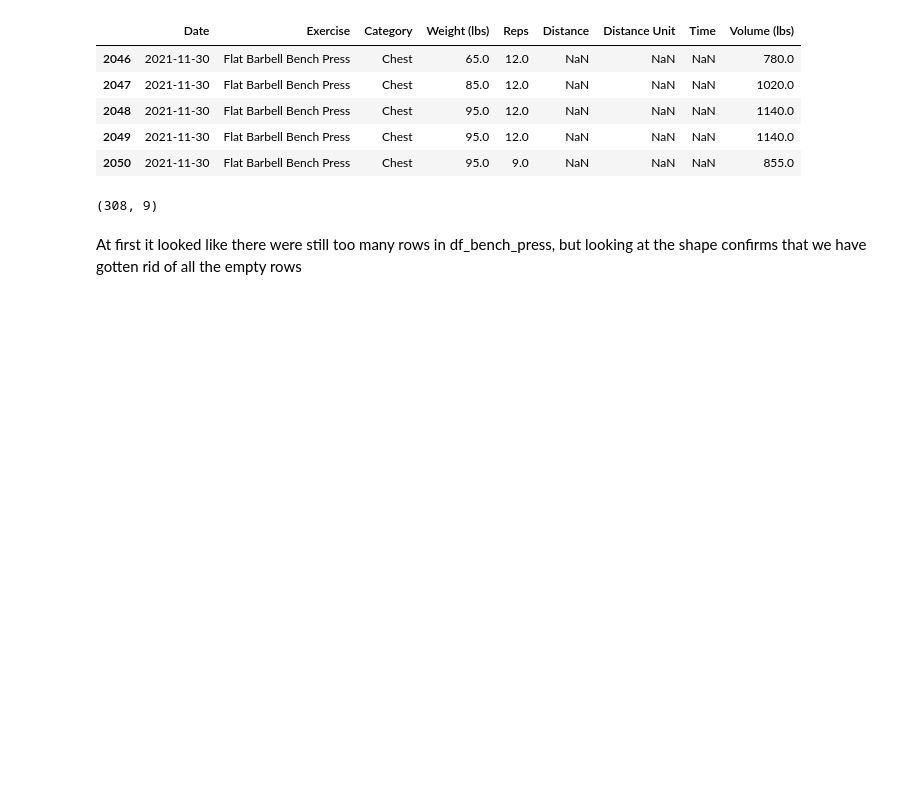
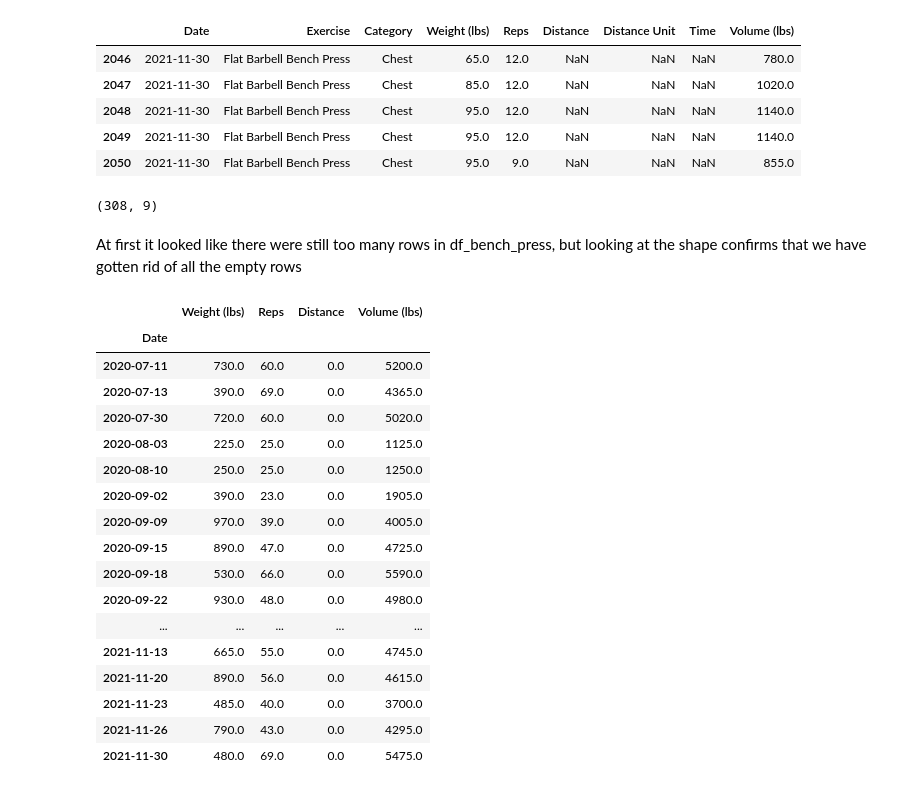
Before and after one commit to moferg/fitness-tracker, a Jupyter notebook: testing/fitnotes_test.ipynb, the cells around one changed output. Drawn from its saved outputs; the diff is of its cells as text; code cells hidden in the pictures; blank space fills up the shorter version.

```diff
--- a/testing/fitnotes_test.ipynb
+++ b/testing/fitnotes_test.ipynb
@@ -130,3 +130,26 @@ df_bench_press.shape
 (308, 9)
 # %% [markdown]
 At first it looked like there were still too many rows in df_bench_press, but looking at the shape confirms that we have gotten rid of all the empty rows
+# %%
+df_bench_group_date = df_bench_press.groupby('Date').sum()
+
+df_bench_group_date
+# %% [output]
+|  | Weight (lbs) | Reps | Distance | Volume (lbs) |
+| Date |  |  |  |  |
+| 2020-07-11 | 730.0 | 60.0 | 0.0 | 5200.0 |
+| 2020-07-13 | 390.0 | 69.0 | 0.0 | 4365.0 |
+| 2020-07-30 | 720.0 | 60.0 | 0.0 | 5020.0 |
+| 2020-08-03 | 225.0 | 25.0 | 0.0 | 1125.0 |
+| 2020-08-10 | 250.0 | 25.0 | 0.0 | 1250.0 |
+| 2020-09-02 | 390.0 | 23.0 | 0.0 | 1905.0 |
+| 2020-09-09 | 970.0 | 39.0 | 0.0 | 4005.0 |
+| 2020-09-15 | 890.0 | 47.0 | 0.0 | 4725.0 |
+| 2020-09-18 | 530.0 | 66.0 | 0.0 | 5590.0 |
+| 2020-09-22 | 930.0 | 48.0 | 0.0 | 4980.0 |
+| ... | ... | ... | ... | ... |
+| 2021-11-13 | 665.0 | 55.0 | 0.0 | 4745.0 |
+| 2021-11-20 | 890.0 | 56.0 | 0.0 | 4615.0 |
+| 2021-11-23 | 485.0 | 40.0 | 0.0 | 3700.0 |
+| 2021-11-26 | 790.0 | 43.0 | 0.0 | 4295.0 |
+| 2021-11-30 | 480.0 | 69.0 | 0.0 | 5475.0 |
```
Also changed, not shown: parts of 1 cell of this notebook.
